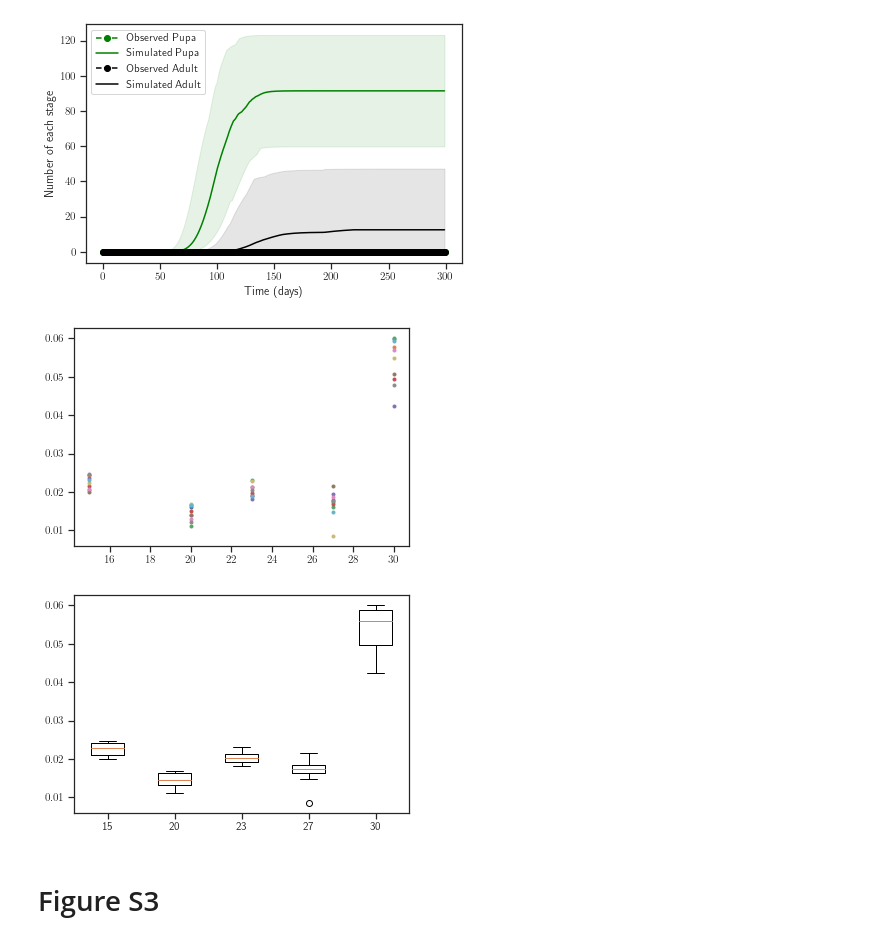
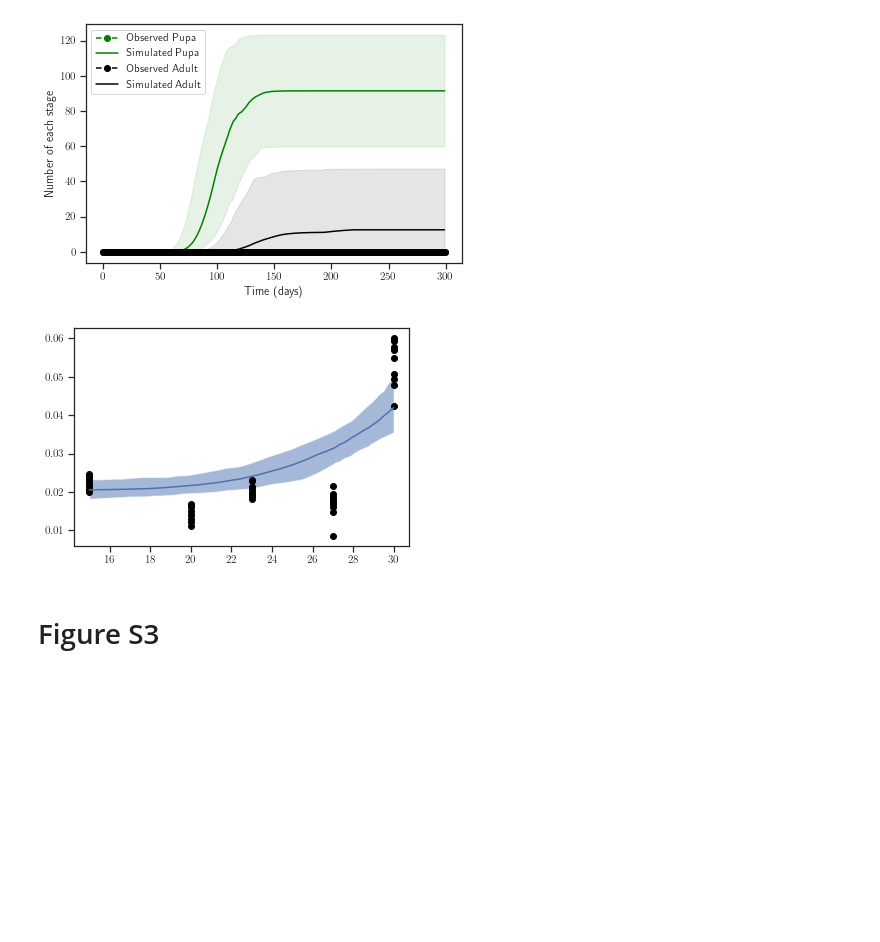
Before and after one commit to kerguler/sPop2-figures, a Jupyter notebook: figures_paper.ipynb, the cells around one changed output. Saved outputs shown, nothing was run; the diff lists cells and outputs as text; code cells hidden in the pictures; blank space fills up the shorter version.

```diff
--- a/figures_paper.ipynb
+++ b/figures_paper.ipynb
@@ -698,14 +698,16 @@ tmp = model.plotMatches([o],paramQ,dates=False,legend=True)
 # %%
 tx = numpy.array([15,20,23,27,30])
 lmort = numpy.array([[model.getPD([t],[24.0],pr)[0,1] for pr in numpy.genfromtxt("mat/posterior_Cxquin_%d.csv" %(t),delimiter=",")[:,4:]] for t in tx])
+
+tx2 = numpy.arange(15.0,30.0,0.01)
+lmort2 = numpy.nanpercentile([model.getPD(tx2,numpy.repeat(24,len(tx2)),pr)[:,1] for pr in modelsim.paramQ],prange,axis=0)
-# %%
-plt.plot(tx,lmort,'.')
-plt.show()
-plt.boxplot(lmort.T, labels=tx)
-plt.show()
-# %% [output]
-[figure, removed]
-[figure, removed]
+# %%
+plt.plot(tx,lmort,'o',c='black')
+plt.fill_between(tx2,lmort2[0],lmort2[2],alpha=0.5)
+plt.plot(tx2,lmort2[1])
+plt.show()
+# %% [output]
+[figure, added]
 # %% [markdown]
 # Figure S3
 # %%
```
